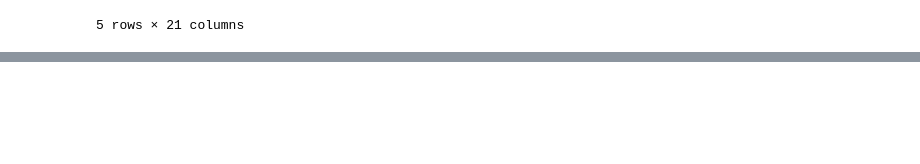
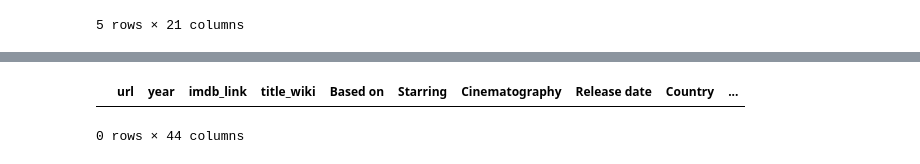
Before and after one commit to pmoores/Movies-ETL, a Jupyter notebook: ETL_practice.ipynb, the cells around one changed output, grey strips where cells are left out. Drawn from its saved outputs; the diff is of its cells as text; code cells hidden in the pictures; blank space fills up the shorter version.

```diff
--- a/ETL_practice.ipynb
+++ b/ETL_practice.ipynb
@@ -343,0 +769,8 @@ wiki_movies_df.head()
+# %%
+# Use the to_numeric() method to convert appropriate columns to numbers
+kaggle_metadata['budget'] = kaggle_metadata['budget'].astype(int)
+kaggle_metadata['id'] = pd.to_numeric(kaggle_metadata['id'], errors='raise')
+kaggle_metadata['popularity'] = pd.to_numeric(kaggle_metadata['popularity'], errors='raise')
+# %%
+# Convert release_date to datetime format
+kaggle_metadata['release_date'] = pd.to_datetime(kaggle_metadata['release_date'])
@@ -343,0 +812,5 @@ wiki_movies_df.head()
+# %%
+# Display measures of central tendency and a histogram
+pd.options.display.float_format = '{:20,.2f}'.format
+ratings['rating'].plot(kind='hist')
+ratings['rating'].describe()
@@ -343,0 +828,4 @@ wiki_movies_df.head()
+# %%
+# 8.4.1 Merge Wikipedia and Kaggle metadata
+# Print out a list of columns to identify which ones are redundant
+movies_df = pd.merge(wiki_movies_df, kaggle_metadata, on='imdb_id', suffixes=['_wiki','_kaggle'])
@@ -343,0 +843,6 @@ wiki_movies_df.head()
+# %%
+# Show any rows where title_kaggle is empty
+movies_df[(movies_df['title_kaggle'] == '') | (movies_df['title_kaggle'].isnull())]
+# %% [output]
+|  | url | year | imdb_link | title_wiki | Based on | Starring | Cinematography | Release date | Country | ... |
+0 rows × 44 columns
```
Also changed, not shown: parts of 48 cells of this notebook.
